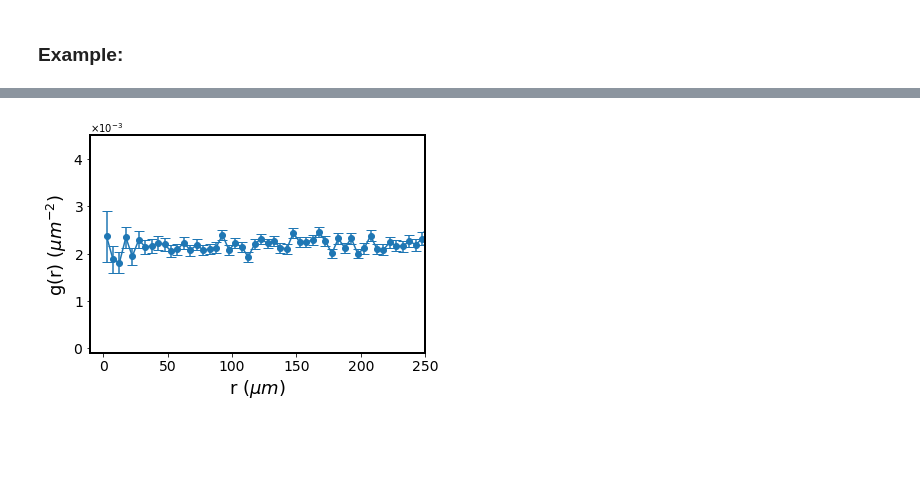
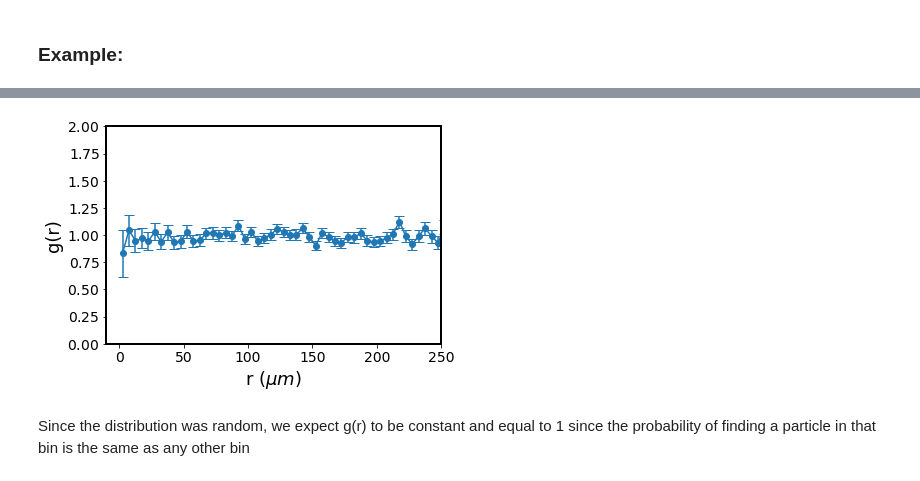
Before and after one commit to rivasdavid/PairCorrelation, a Jupyter notebook: Pair Correlation Code.ipynb, the cells around one changed output, grey strips where cells are left out. Cells and saved outputs as stored; diff of their text form; code cells hidden in the pictures; blank space fills up the shorter version.

```diff
--- a/Pair Correlation Code.ipynb
+++ b/Pair Correlation Code.ipynb
@@ -211,29 +217,29 @@ binedgespx = binedgesum/(0.67/5)
 # %%
 from matplotlib.ticker import ScalarFormatter
 # %%
-bincentersum = bincenters*(0.67/5)
-particleDensityum = particleDensity/((0.67/5)**2)
-particleDensityErrum = particleDensityErr/((0.67/5)**2) # example of converting from pixels to microns
+bincentersum = bincenters*(0.67/5) # example of converting from pixels to microns
 
-plt.errorbar(bincentersum,particleDensityum, yerr=particleDensityErrum,marker='o', linestyle='-', capsize=5)
+plt.errorbar(bincentersum,gr, yerr=grErr,marker='o', linestyle='-', capsize=5)
 plt.xlabel(r'r $(\mu m)$', fontsize=18)
-plt.ylabel(r'g(r) $(\mu m^{-2})$',fontsize=18)
+plt.ylabel('g(r)',fontsize=18)
 plt.yticks(fontsize=14)
 plt.xticks(fontsize=14)
 
 plt.xlim([-10,250])
-plt.ylim([-0.1*10**(-3),4.5*10**(-3)])
+plt.ylim([0,2])
 
 # Use ScalarFormatter for the x-axis ticks with custom formatting
 formatter = ScalarFormatter(useMathText=True)
 formatter.set_powerlimits((-1, 1))  # Adjust the limits to control when to use "10^x" notation
 plt.gca().yaxis.set_major_formatter(formatter)
 
 # Adjust the thickness of the frame
 ax = plt.gca()
 for spine in ax.spines.values():
     spine.set_linewidth(2)  # Set the linewidth to your desired thickness
 
 plt.show()
 # %% [output]
-[figure, old version]
+[figure, new version]
+# %% [markdown]
+Since the distribution was random, we expect g(r) to be constant and equal to 1 since the probability of finding a particle in that bin is the same as any other bin
```
Also changed, not shown: parts of 4 cells of this notebook.
